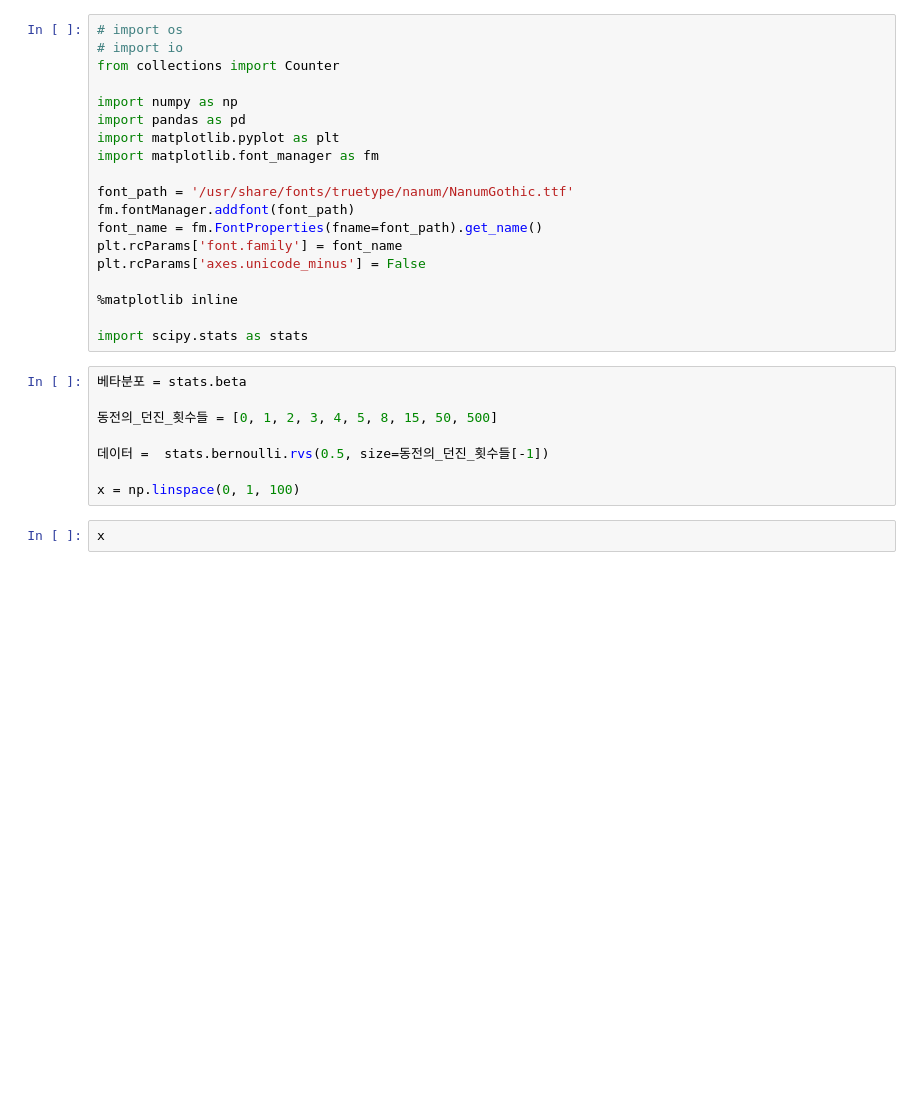
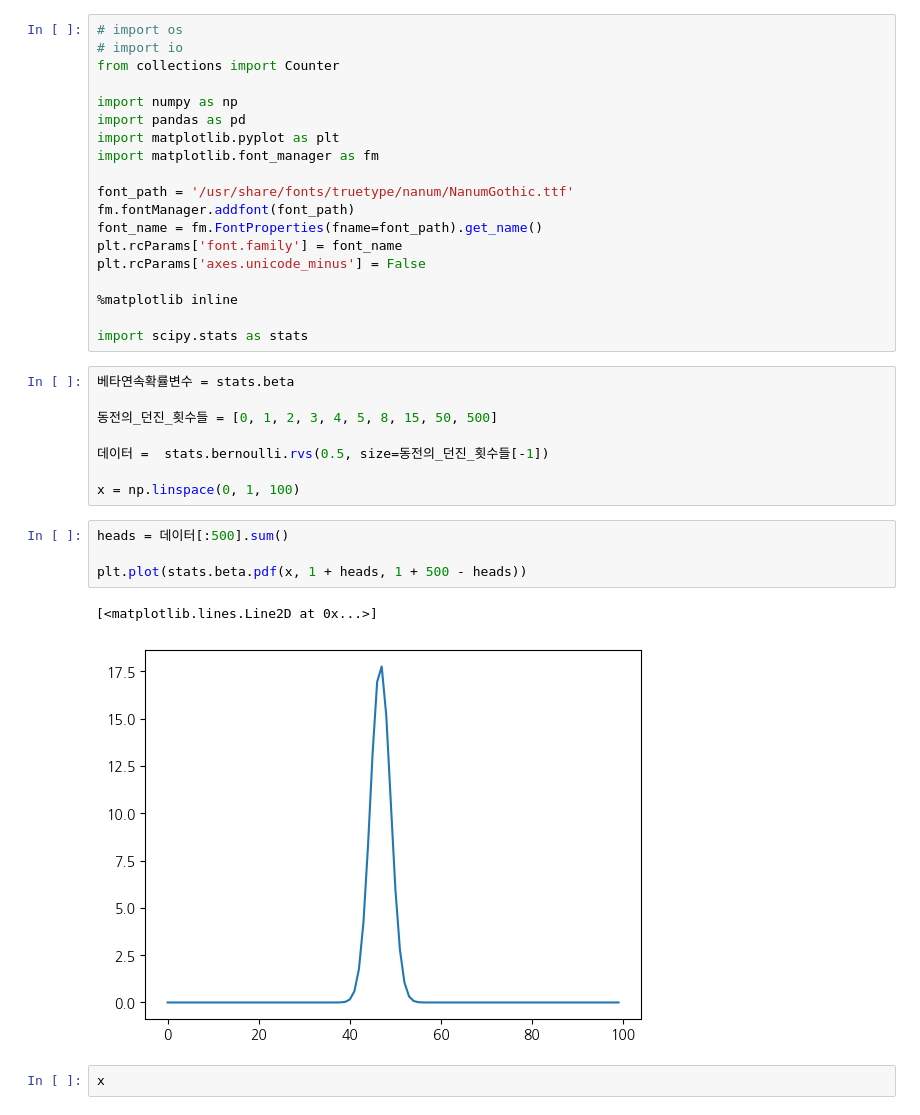
Before and after one commit to Song-Juntae/statistics, a Jupyter notebook: 프로그래머를_위한_베이지안_with_파이썬.ipynb, the cells around one changed output. Drawn from its saved outputs; the diff is of its cells as text; blank space fills up the shorter version.

```diff
--- a/프로그래머를_위한_베이지안_with_파이썬.ipynb
+++ b/프로그래머를_위한_베이지안_with_파이썬.ipynb
@@ -18,13 +22,20 @@ plt.rcParams['axes.unicode_minus'] = False
 
 import scipy.stats as stats
 # %%
-베타분포 = stats.beta
+베타연속확률변수 = stats.beta
 
 동전의_던진_횟수들 = [0, 1, 2, 3, 4, 5, 8, 15, 50, 500]
 
 데이터 =  stats.bernoulli.rvs(0.5, size=동전의_던진_횟수들[-1])
 
 x = np.linspace(0, 1, 100)
+# %%
+heads = 데이터[:500].sum()
+
+plt.plot(stats.beta.pdf(x, 1 + heads, 1 + 500 - heads))
+# %% [output]
+[<matplotlib.lines.Line2D at 0x...>]
+[figure, added]
 # %%
 x
 # %% [output]
```
Also changed, not shown: parts of 1 cell of this notebook.
